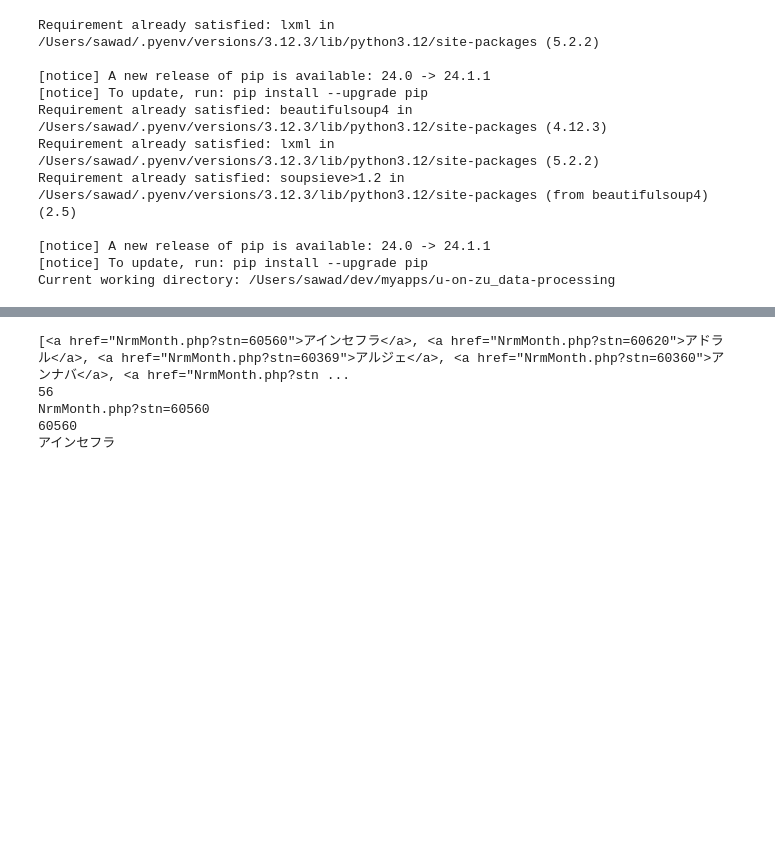
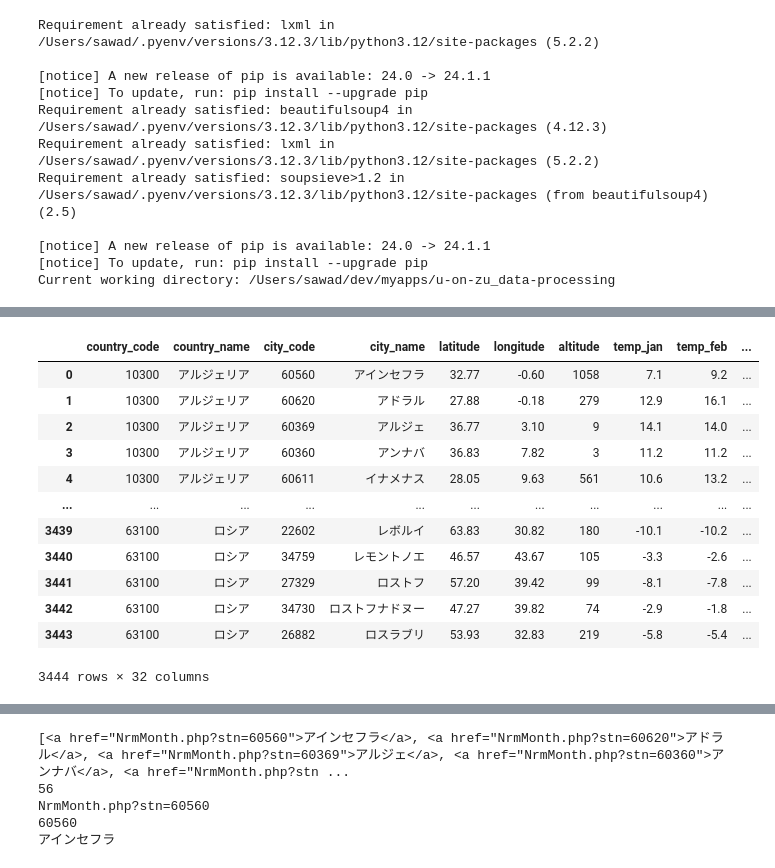
Before and after one commit to g-sawada/u-on-zu_data-processing, a Jupyter notebook: world_city_data.ipynb, the cells around one changed output, grey strips where cells are left out. Drawn from its saved outputs; the diff is of its cells as text; code cells hidden in the pictures; blank space fills up the shorter version.

Commit message:
データ整形とmapping_country_idデータの作成

```diff
--- a/world_city_data.ipynb
+++ b/world_city_data.ipynb
@@ -246,0 +241,18 @@ new_df.to_csv(os.path.join(output_dir, 'world_test.csv'), index=False, header=Fa
+# %%
+# 全データの読み込み直し
+new_df = pd.read_csv('./processed/world_data/world_all.csv', encoding='utf-8')
+display(new_df)
+# %% [output]
+|  | country_code | country_name | city_code | city_name | latitude | longitude | altitude | temp_jan | temp_feb | ... |
+| 0 | 10300 | アルジェリア | 60560 | アインセフラ | 32.77 | -0.60 | 1058 | 7.1 | 9.2 | ... |
+| 1 | 10300 | アルジェリア | 60620 | アドラル | 27.88 | -0.18 | 279 | 12.9 | 16.1 | ... |
+| 2 | 10300 | アルジェリア | 60369 | アルジェ | 36.77 | 3.10 | 9 | 14.1 | 14.0 | ... |
+| 3 | 10300 | アルジェリア | 60360 | アンナバ | 36.83 | 7.82 | 3 | 11.2 | 11.2 | ... |
+| 4 | 10300 | アルジェリア | 60611 | イナメナス | 28.05 | 9.63 | 561 | 10.6 | 13.2 | ... |
+| ... | ... | ... | ... | ... | ... | ... | ... | ... | ... | ... |
+| 3439 | 63100 | ロシア | 22602 | レボルイ | 63.83 | 30.82 | 180 | -10.1 | -10.2 | ... |
+| 3440 | 63100 | ロシア | 34759 | レモントノエ | 46.57 | 43.67 | 105 | -3.3 | -2.6 | ... |
+| 3441 | 63100 | ロシア | 27329 | ロストフ | 57.20 | 39.42 | 99 | -8.1 | -7.8 | ... |
+| 3442 | 63100 | ロシア | 34730 | ロストフナドヌー | 47.27 | 39.82 | 74 | -2.9 | -1.8 | ... |
+| 3443 | 63100 | ロシア | 26882 | ロスラブリ | 53.93 | 32.83 | 219 | -5.8 | -5.4 | ... |
+3444 rows × 32 columns
```
Also changed, not shown: parts of 10 cells of this notebook, 4 other files.
